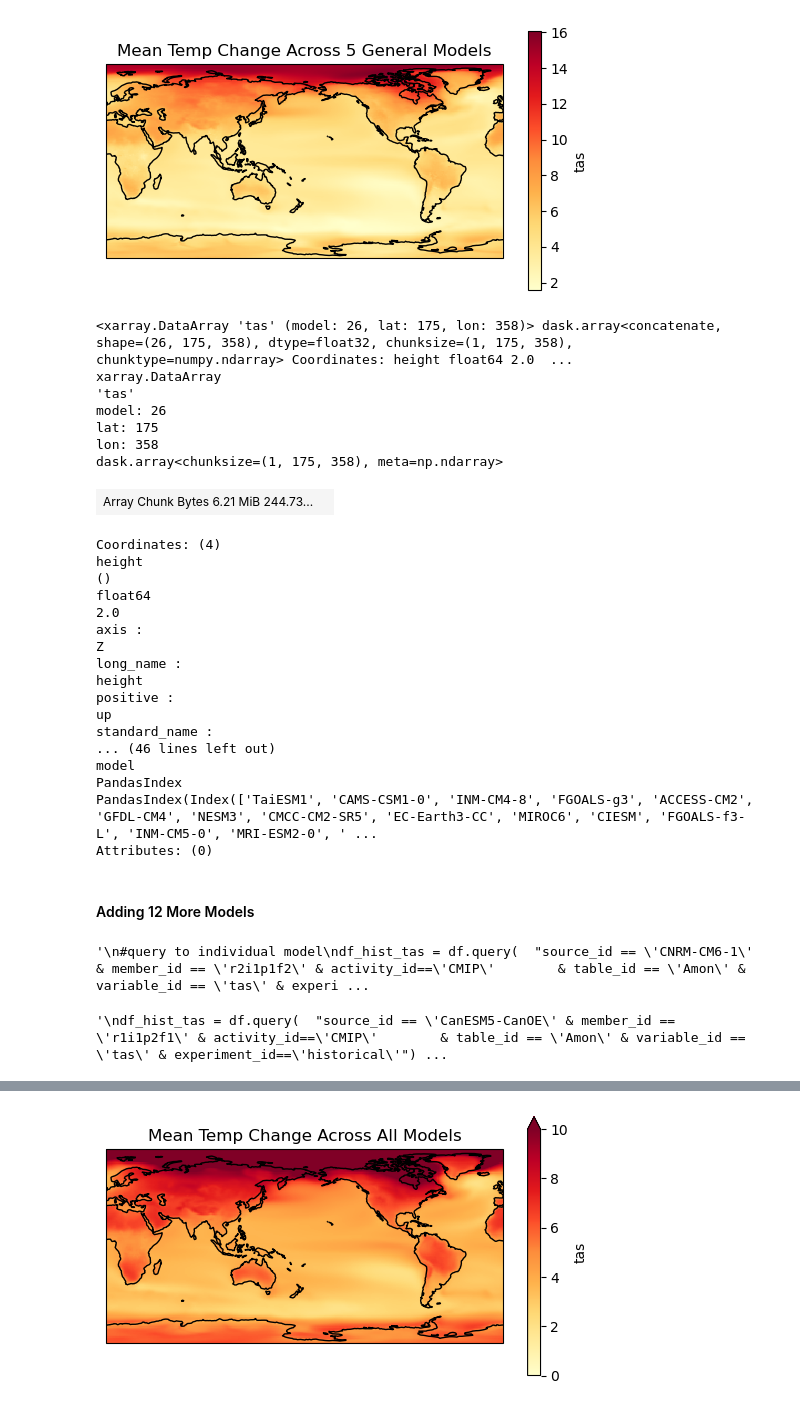
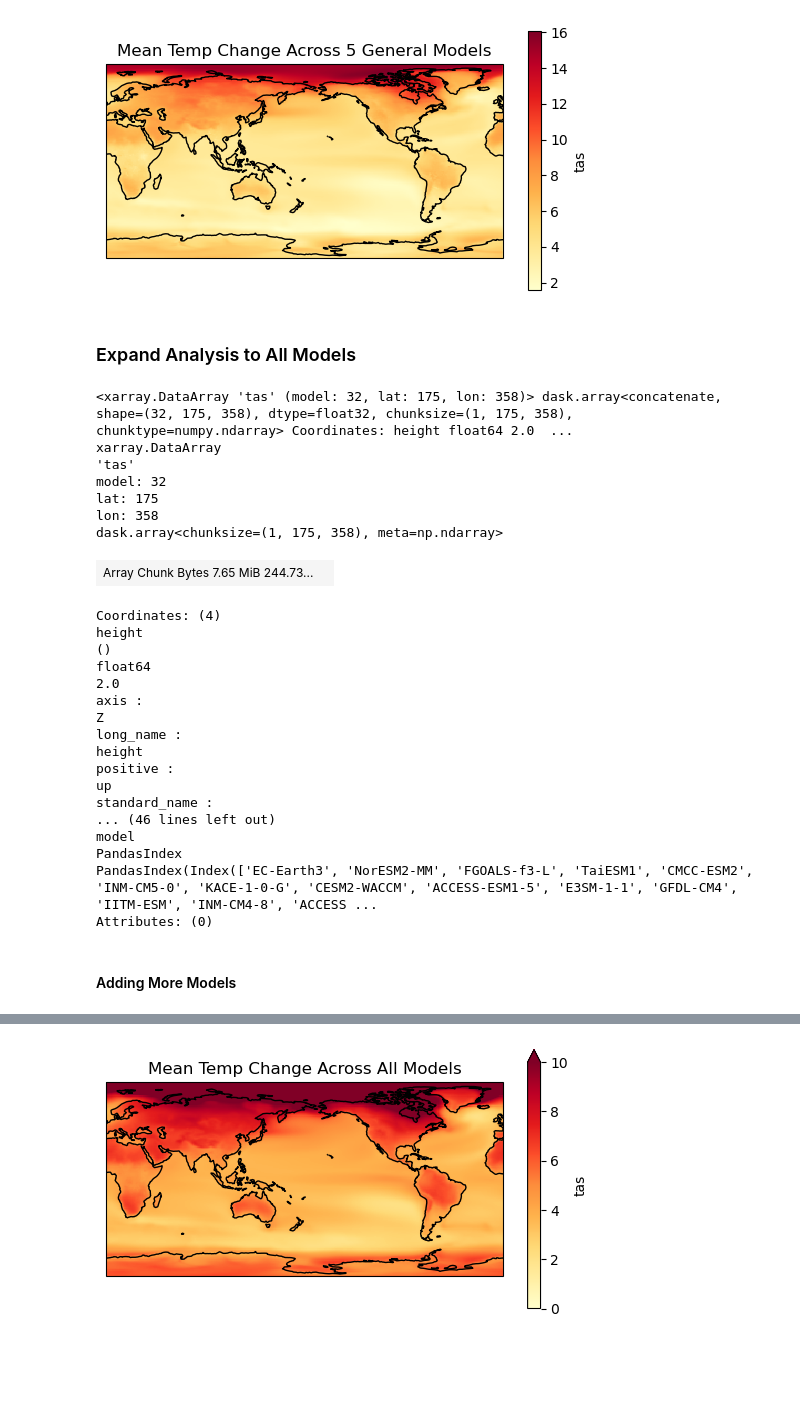
Before and after one commit to jinnayoon/cmip6-tempchangeproj, a Jupyter notebook: regional_temp_ssp585.ipynb, the cells around one changed output, grey strips where cells are left out. Cells and saved outputs as stored; diff of their text form; code cells hidden in the pictures; blank space fills up the shorter version.

```diff
--- a/regional_temp_ssp585.ipynb
+++ b/regional_temp_ssp585.ipynb
@@ -50,14 +50,6 @@ source_list.remove('MPI-ESM1-2-LR')
 source_list.remove('MPI-ESM1-2-HR')
 source_list.remove('AWI-CM-1-1-MR')
 print(len(source_list))
-
-#remove for ECS analysis
-source_list.remove('EC-Earth3')
-source_list.remove('CanESM5')
-source_list.remove('CAS-ESM2-0')
-source_list.remove('E3SM-1-1')
-source_list.remove('KIOST-ESM')
-source_list.remove('FIO-ESM-2-0')
 # %% [output]
 32
 # %%
@@ -168,8 +161,10 @@ gcm_list = ['KIOST-ESM',
 #load multiple models
 ds_list = list()
 for source in gcm_list:
-    df_hist_tas=df.query  ("activity_id=='CMIP'         & table_id == 'Amon' & variable_id == 'tas' & experiment_id=='historical'& member_id=='r1i1p1f1' & source_id== @source")
-    df_ssp585_tas=df.query("activity_id=='ScenarioMIP'  & table_id == 'Amon' & variable_id == 'tas' & experiment_id=='ssp585'    & member_id=='r1i1p1f1' & source_id== @source")
+    df_hist_tas=df.query  ("activity_id=='CMIP'         & table_id == 'Amon' & variable_id == 'tas'"
+                           "& experiment_id=='historical'& member_id=='r1i1p1f1' & source_id== @source")
+    df_ssp585_tas=df.query("activity_id=='ScenarioMIP'  & table_id == 'Amon' & variable_id == 'tas'"
+                           "& experiment_id=='ssp585'    & member_id=='r1i1p1f1' & source_id== @source")
     ds_hist_tas   =load_zarr_dset(df_hist_tas)
     ds_ssp585_tas =load_zarr_dset(df_ssp585_tas)
     #compute difference between avg over years 2089-2099 and years 1989-1999
@@ -177,10 +172,8 @@ for source in gcm_list:
     ssp585_tas= ds_ssp585_tas.tas.sel(time=slice('2089','2099'))
     dtas = ssp585_tas.mean('time')-hist_tas.mean('time')
     ds_interp = dtas.interp(lat = new_lats, lon = new_lons)
-    ds_interp.assign_coords(model = source)
-    print(ds_interp)
-    ds_list.append(ds_interp)
-    #print(ds_list)
+    ds_interp.assign_coords(model = source) #assign model name as coordinate
+    ds_list.append(ds_interp) #append to ensemble of models
 gcm_obs = xr.concat(ds_list, dim = 'model', coords = 'minimal',compat='override')
 gcm_obs
 # %% [output]
@@ -237,31 +211,35 @@ plt.title('Mean Temp Change Across 5 General Models')
 plt.show()
 # %% [output]
 [figure]
+# %% [markdown]
+### Expand Analysis to All Models
 # %%
 ds_list = list()
 for source in source_list:
-    df_hist_tas=df.query  ("activity_id=='CMIP'         & table_id == 'Amon' & variable_id == 'tas' & experiment_id=='historical'& member_id=='r1i1p1f1' & source_id== @source")
-    df_ssp585_tas=df.query("activity_id=='ScenarioMIP'  & table_id == 'Amon' & variable_id == 'tas' & experiment_id=='ssp585'    & member_id=='r1i1p1f1' & source_id== @source")
+    df_hist_tas=df.query  ("activity_id=='CMIP'         & table_id == 'Amon' & variable_id == 'tas'"
+                           "& experiment_id=='historical'& member_id=='r1i1p1f1' & source_id== @source")
+    df_ssp585_tas=df.query("activity_id=='ScenarioMIP'  & table_id == 'Amon' & variable_id == 'tas'"
+                           "& experiment_id=='ssp585'    & member_id=='r1i1p1f1' & source_id== @source")
     ds_hist_tas   =load_zarr_dset(df_hist_tas)
     ds_ssp585_tas =load_zarr_dset(df_ssp585_tas)
+    #compute difference between avg over years 2089-2099 and years 1989-1999
     hist_tas = ds_hist_tas.tas.sel(time=slice('1989','1999'))
     ssp585_tas= ds_ssp585_tas.tas.sel(time=slice('2089','2099'))
     dtas = ssp585_tas.mean('time')-hist_tas.mean('time')
     ds_interp = dtas.interp(lat = new_lats, lon = new_lons)
-    ds_interp= ds_interp.assign_coords(model = source)
-    #print(ds_interp)
+    ds_interp= ds_interp.assign_coords(model = source) #assign model name to new model coordinate
     ds_list.append(ds_interp)
 ds_all_reg = xr.concat(ds_list, dim = 'model', coords = 'minimal',compat='override')
 ds_all_reg
 # %% [output]
-<xarray.DataArray 'tas' (model: 26, lat: 175, lon: 358)> dask.array<concatenate, shape=(26, 175, 358), dtype=float32, chunksize=(1, 175, 358), chunktype=numpy.ndarray> Coordinates: height float64 2.0  ...
+<xarray.DataArray 'tas' (model: 32, lat: 175, lon: 358)> dask.array<concatenate, shape=(32, 175, 358), dtype=float32, chunksize=(1, 175, 358), chunktype=numpy.ndarray> Coordinates: height float64 2.0  ...
 xarray.DataArray
 'tas'
-model: 26
+model: 32
 lat: 175
 lon: 358
 dask.array<chunksize=(1, 175, 358), meta=np.ndarray>
-| Array Chunk Bytes 6.21 MiB 244.73... |  |
+| Array Chunk Bytes 7.65 MiB 244.73... |  |
 Coordinates: (4)
 height
 ()
@@ -277,17 +255,18 @@ standard_name :
 ... (46 lines left out)
 model
 PandasIndex
-PandasIndex(Index(['TaiESM1', 'CAMS-CSM1-0', 'INM-CM4-8', 'FGOALS-g3', 'ACCESS-CM2', 'GFDL-CM4', 'NESM3', 'CMCC-CM2-SR5', 'EC-Earth3-CC', 'MIROC6', 'CIESM', 'FGOALS-f3-L', 'INM-CM5-0', 'MRI-ESM2-0', ' ...
+PandasIndex(Index(['EC-Earth3', 'NorESM2-MM', 'FGOALS-f3-L', 'TaiESM1', 'CMCC-ESM2', 'INM-CM5-0', 'KACE-1-0-G', 'CESM2-WACCM', 'ACCESS-ESM1-5', 'E3SM-1-1', 'GFDL-CM4', 'IITM-ESM', 'INM-CM4-8', 'ACCESS ...
 Attributes: (0)
 # %% [markdown]
-#### Adding 12 More Models
+#### Adding More Models
 # %%
-#make a separate list to concat with ds_all_reg
-ds_12_models_list = list()
-"""
+#make a separate list to concat with the ensemble of r1i1p1f1 models
+ds_list_2 = list()
 #query to individual model
-df_hist_tas = df.query(  "source_id == 'CNRM-CM6-1' & member_id == 'r2i1p1f2' & activity_id=='CMIP'        & table_id == 'Amon' & variable_id == 'tas' & experiment_id=='historical'")
-df_ssp585_tas = df.query("source_id == 'CNRM-CM6-1' & member_id == 'r2i1p1f2' & activity_id=='ScenarioMIP' & table_id == 'Amon' & variable_id == 'tas' & experiment_id=='ssp585'")
+df_hist_tas = df.query(  "source_id == 'CNRM-CM6-1' & member_id == 'r2i1p1f2'"
+                       "& activity_id=='CMIP'        & table_id == 'Amon' & variable_id == 'tas' & experiment_id=='historical'")
+df_ssp585_tas = df.query("source_id == 'CNRM-CM6-1' & member_id == 'r2i1p1f2'"
+                         "& activity_id=='ScenarioMIP' & table_id == 'Amon' & variable_id == 'tas' & experiment_id=='ssp585'")
 #load model as dataset
 ds_hist_tas   =load_zarr_dset(df_hist_tas)
 ds_ssp585_tas =load_zarr_dset(df_ssp585_tas)
@@ -297,10 +276,6 @@ ssp585_tas= ds_ssp585_tas.tas.sel(time=slice('2089','2099'))
 dtas = ssp585_tas.mean('time')-hist_tas.mean('time')
 ds_interp = dtas.interp(lat = new_lats, lon = new_lons)
 ds_interp= ds_interp.assign_coords(model = ds_hist_tas.source_id)
-#print(ds_interp)
-ds_12_models_list.append(ds_interp)
-"""
+ds_list_2.append(ds_interp)
-# %% [output]
-'\n#query to individual model\ndf_hist_tas = df.query(  "source_id == \'CNRM-CM6-1\' & member_id == \'r2i1p1f2\' & activity_id==\'CMIP\'        & table_id == \'Amon\' & variable_id == \'tas\' & experi ...
 # %%
 #query to individual model
@@ -320,8 +296,9 @@ ds_12_models_list.append(ds_interp)
 # %%
 #query to individual model
-"""
-df_hist_tas = df.query(  "source_id == 'CanESM5-CanOE' & member_id == 'r1i1p2f1' & activity_id=='CMIP'        & table_id == 'Amon' & variable_id == 'tas' & experiment_id=='historical'")
-df_ssp585_tas = df.query("source_id == 'CanESM5-CanOE' & member_id == 'r1i1p2f1' & activity_id=='ScenarioMIP' & table_id == 'Amon' & variable_id == 'tas' & experiment_id=='ssp585'")
+df_hist_tas = df.query(  "source_id == 'CanESM5-CanOE' & member_id == 'r1i1p2f1'"
+                       "& activity_id=='CMIP'        & table_id == 'Amon' & variable_id == 'tas' & experiment_id=='historical'")
+df_ssp585_tas = df.query("source_id == 'CanESM5-CanOE' & member_id == 'r1i1p2f1'"
+                         "& activity_id=='ScenarioMIP' & table_id == 'Amon' & variable_id == 'tas' & experiment_id=='ssp585'")
 #load model as dataset
 ds_hist_tas   =load_zarr_dset(df_hist_tas)
 ds_ssp585_tas =load_zarr_dset(df_ssp585_tas)
@@ -331,10 +308,6 @@ ssp585_tas= ds_ssp585_tas.tas.sel(time=slice('2089','2099'))
 dtas = ssp585_tas.mean('time')-hist_tas.mean('time')
 ds_interp = dtas.interp(lat = new_lats, lon = new_lons)
 ds_interp= ds_interp.assign_coords(model = ds_hist_tas.source_id)
-#print(ds_interp)
-ds_12_models_list.append(ds_interp)
-"""
+ds_list_2.append(ds_interp)
-# %% [output]
-'\ndf_hist_tas = df.query(  "source_id == \'CanESM5-CanOE\' & member_id == \'r1i1p2f1\' & activity_id==\'CMIP\'        & table_id == \'Amon\' & variable_id == \'tas\' & experiment_id==\'historical\'") ...
 # %%
 #query to individual model
```
Also changed, not shown: parts of 21 cells of this notebook, 6 other files.
